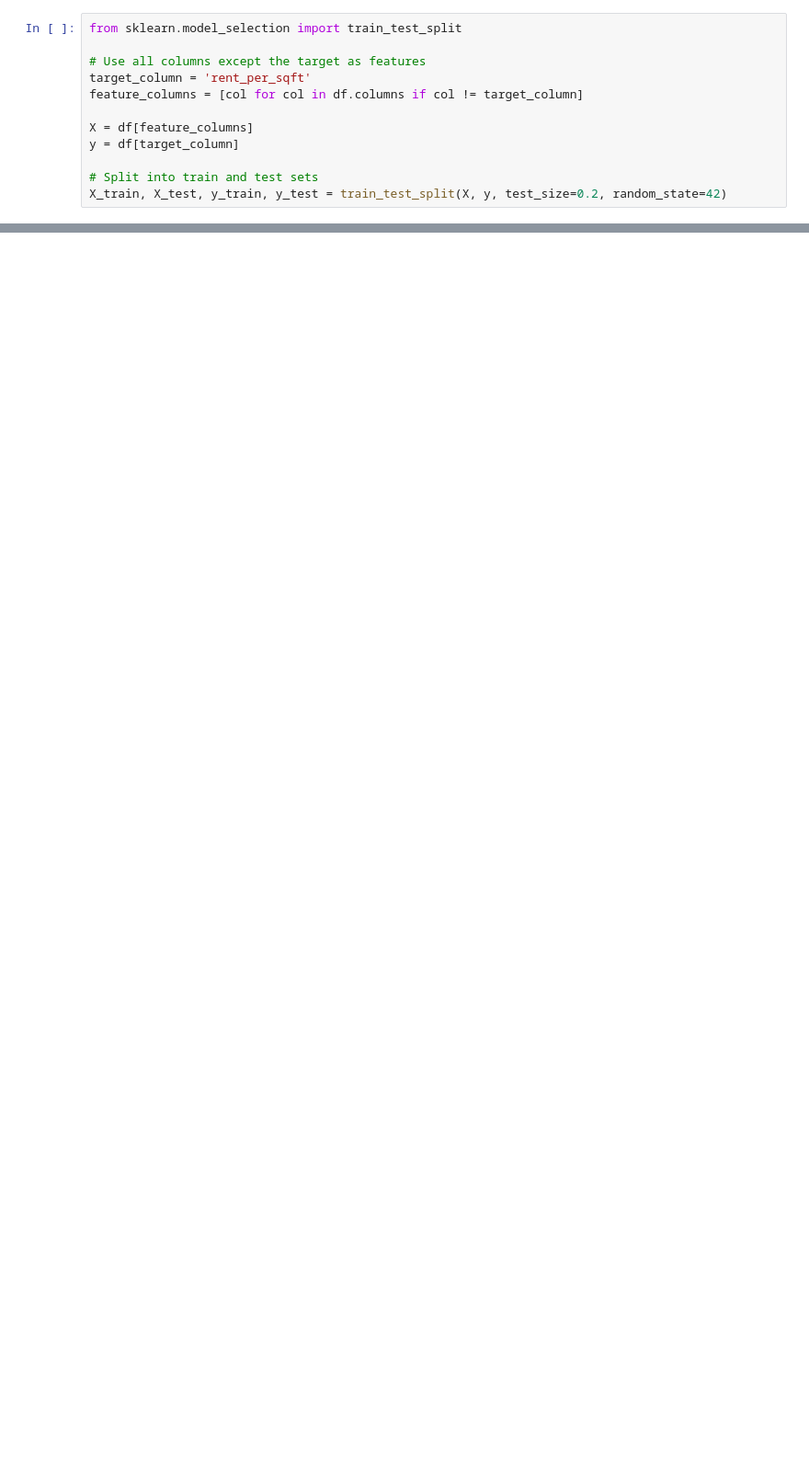
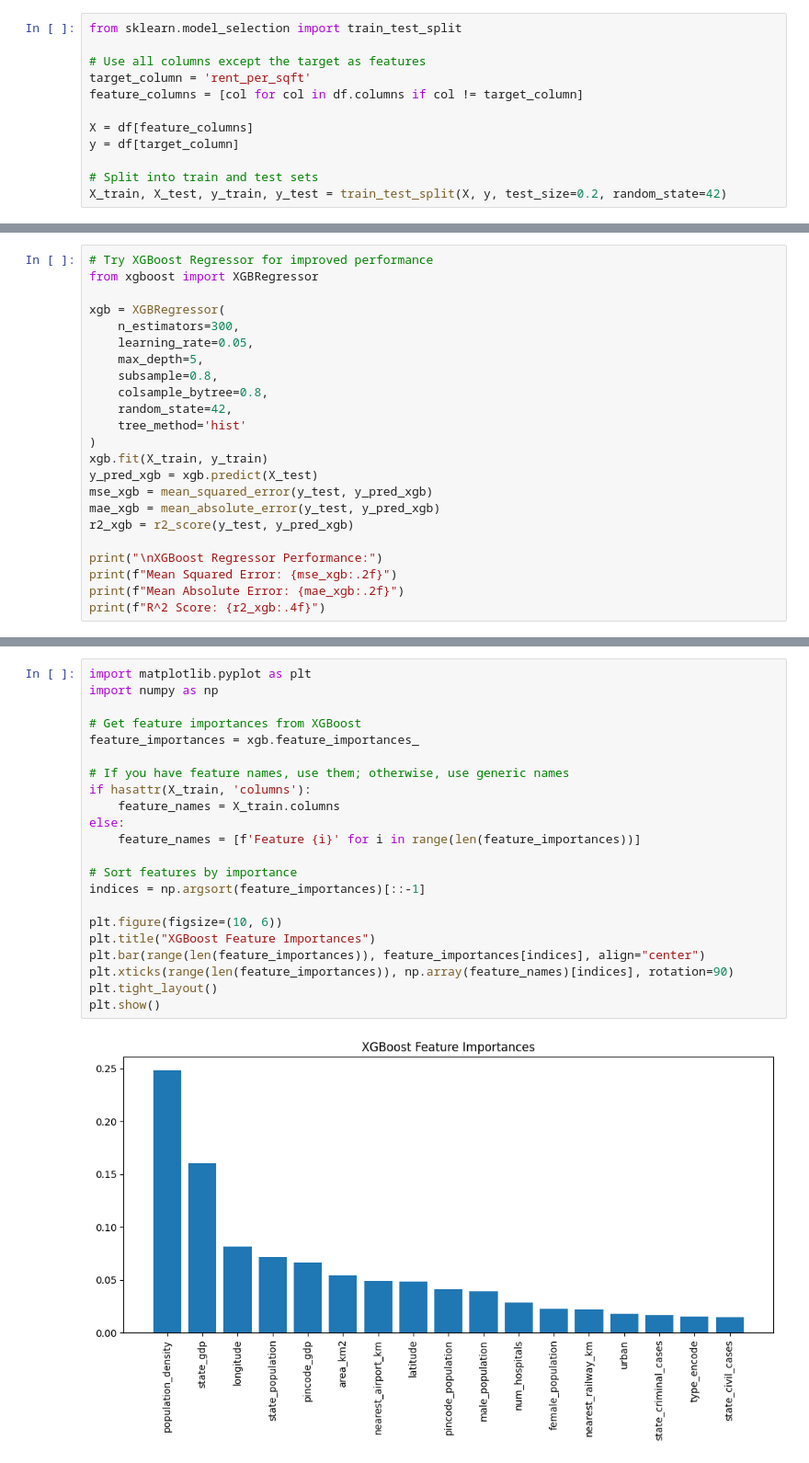
Before and after one commit to arupmahatha-dtdc/rentcast, a Jupyter notebook: model.ipynb, the cells around one changed output, grey strips where cells are left out. Shown at 92% size. Cells and saved outputs as stored; diff of their text form; blank space fills up the shorter version.

```diff
--- a/model.ipynb
+++ b/model.ipynb
@@ -283,0 +324,23 @@ R^2 Score: 0.1560
+# %%
+# Try XGBoost Regressor for improved performance
+from xgboost import XGBRegressor
+
+xgb = XGBRegressor(
+    n_estimators=300,
+    learning_rate=0.05,
+    max_depth=5,
+    subsample=0.8,
+    colsample_bytree=0.8,
+    random_state=42,
+    tree_method='hist'
+)
+xgb.fit(X_train, y_train)
+y_pred_xgb = xgb.predict(X_test)
+mse_xgb = mean_squared_error(y_test, y_pred_xgb)
+mae_xgb = mean_absolute_error(y_test, y_pred_xgb)
+r2_xgb = r2_score(y_test, y_pred_xgb)
+
+print("\nXGBoost Regressor Performance:")
+print(f"Mean Squared Error: {mse_xgb:.2f}")
+print(f"Mean Absolute Error: {mae_xgb:.2f}")
+print(f"R^2 Score: {r2_xgb:.4f}")
@@ -283,0 +352,24 @@ R^2 Score: 0.1560
+# %%
+import matplotlib.pyplot as plt
+import numpy as np
+
+# Get feature importances from XGBoost
+feature_importances = xgb.feature_importances_
+
+# If you have feature names, use them; otherwise, use generic names
+if hasattr(X_train, 'columns'):
+    feature_names = X_train.columns
+else:
+    feature_names = [f'Feature {i}' for i in range(len(feature_importances))]
+
+# Sort features by importance
+indices = np.argsort(feature_importances)[::-1]
+
+plt.figure(figsize=(10, 6))
+plt.title("XGBoost Feature Importances")
+plt.bar(range(len(feature_importances)), feature_importances[indices], align="center")
+plt.xticks(range(len(feature_importances)), np.array(feature_names)[indices], rotation=90)
+plt.tight_layout()
+plt.show()
+# %% [output]
+[figure, added]
```
Also changed, not shown: parts of 11 cells of this notebook, 10 other files.
